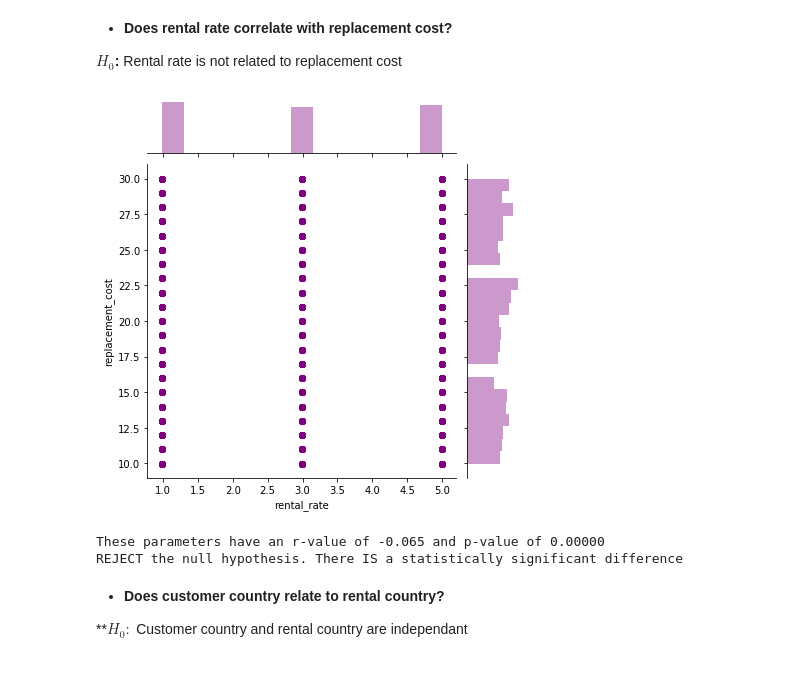
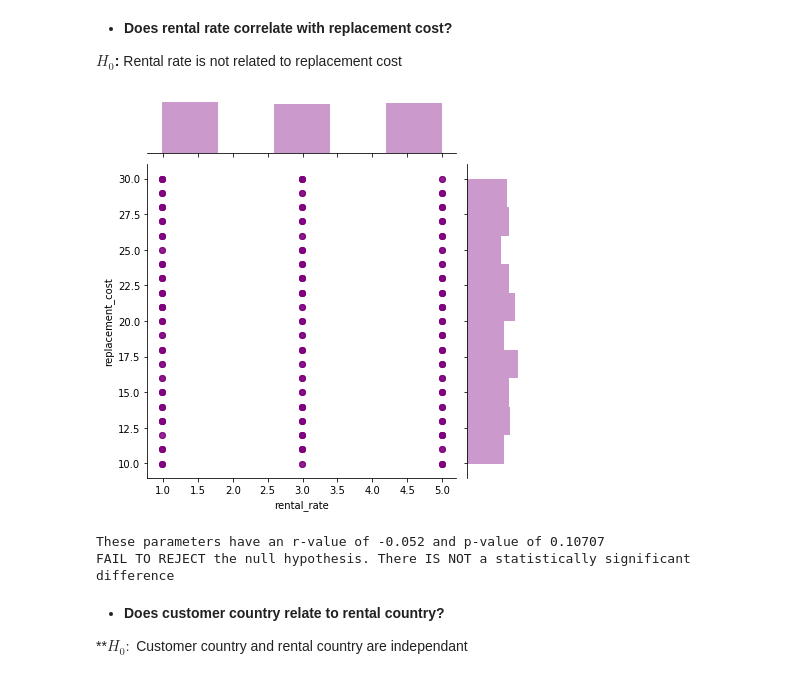
Before and after one commit to kjeliasen/statistics-exercises, a Jupyter notebook: hypothesis_testing.ipynb, the cells around one changed output. Drawn from its saved outputs; the diff is of its cells as text; code cells hidden in the pictures.

```diff
--- a/hypothesis_testing.ipynb
+++ b/hypothesis_testing.ipynb
@@ -1058,17 +1170,17 @@ FAIL TO REJECT the null hypothesis. There IS NOT a statistically significant dif
 
 **$H_0$:** Rental rate is not related to replacement cost
 # %%
-r, p = stats.pearsonr(rentals.rental_rate, rentals.replacement_cost)
-sns.jointplot(data=rentals, x=rentals.rental_rate, y=rentals.replacement_cost, color='purple', alpha=.2)
+r, p = stats.pearsonr(films.rental_rate, films.replacement_cost)
+sns.jointplot(data=films, x=films.rental_rate, y=films.replacement_cost, color='purple', alpha=.2)
 plt.show()
 print(f'These parameters have an r-value of {r:.3f} and p-value of {p:.5f}')
 
 reject, statement = null_reject(p, alpha)
 print(statement)
 # %% [output]
-[figure, old version]
+[figure, new version]
-These parameters have an r-value of -0.065 and p-value of 0.00000
-REJECT the null hypothesis. There IS a statistically significant difference
+These parameters have an r-value of -0.052 and p-value of 0.10707
+FAIL TO REJECT the null hypothesis. There IS NOT a statistically significant difference
 # %% [markdown]
 - **Does customer country relate to rental country?**
 
```
Also changed, not shown: parts of 12 cells of this notebook.
